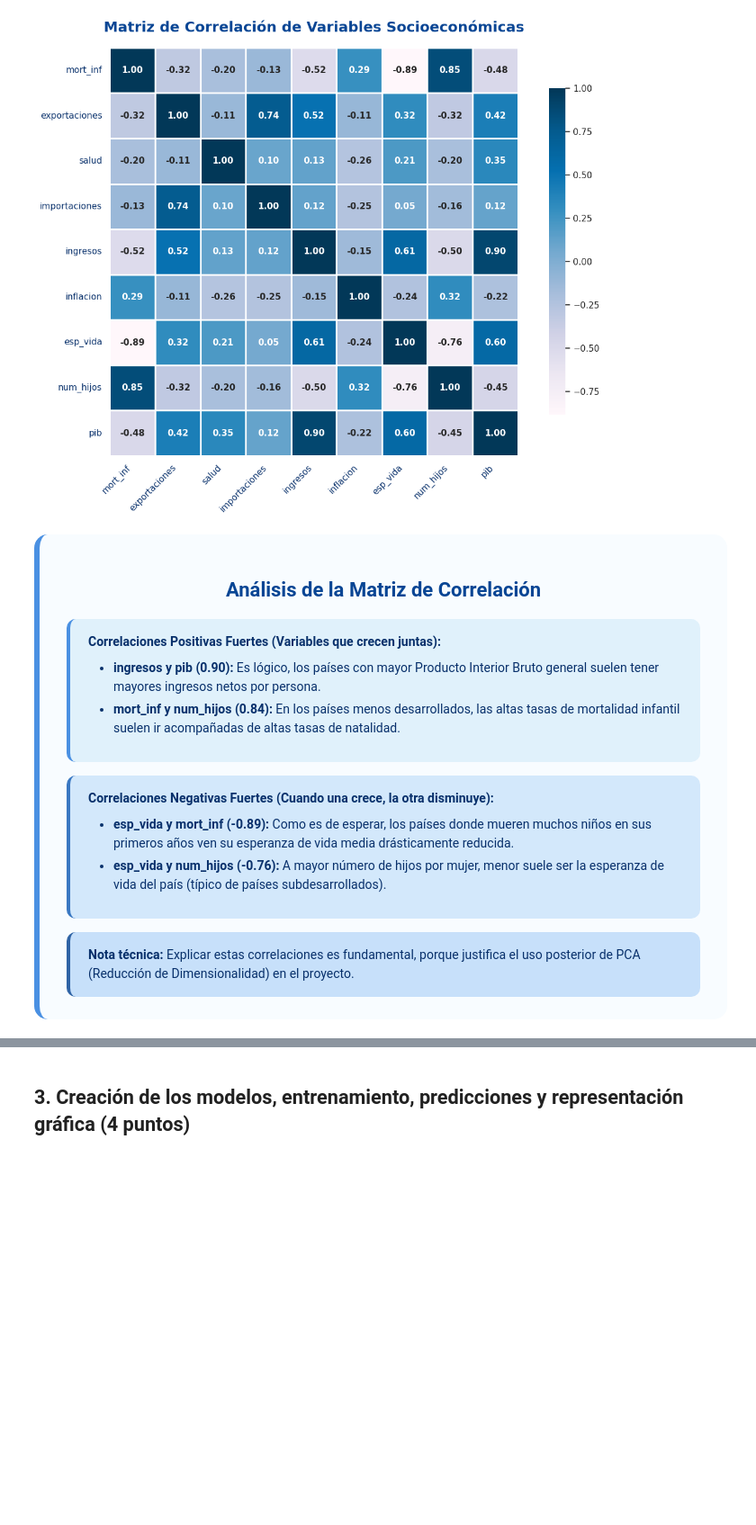
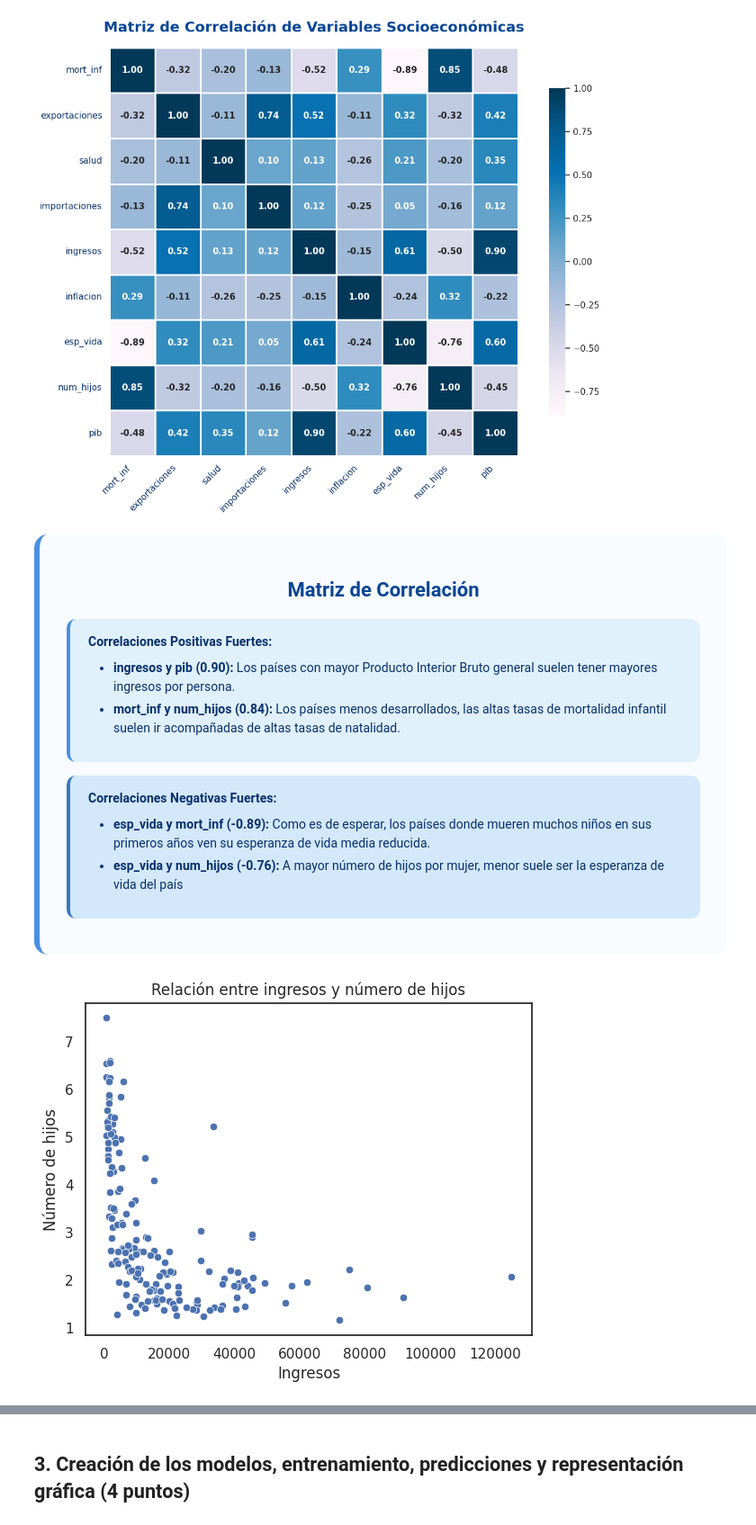
Before and after one commit to nickiiinicole/proyecto-paises-necesitados-ML, a Jupyter notebook: FinalProjectUD3.ipynb, the cells around one changed output, grey strips where cells are left out. Shown at 90% size. Cells and saved outputs as stored; diff of their text form; code cells hidden in the pictures; blank space fills up the shorter version.

```diff
--- a/FinalProjectUD3.ipynb
+++ b/FinalProjectUD3.ipynb
@@ -306,7 +314,7 @@ plt.show()
         text-align: center;
         text-transform: uppercase;
     ">
-        Análisis de la Matriz de Correlación
+        Matriz de Correlación
     </h3>
 
 <div style="
@@ -316,10 +324,10 @@ plt.show()
         margin-bottom: 15px;
         border-left: 4px solid #4a90e2;
     ">
-        <strong>Correlaciones Positivas Fuertes (Variables que crecen juntas):</strong>
+        <strong>Correlaciones Positivas Fuertes:</strong>
         <ul style="margin-top: 8px; margin-left: 20px;">
-            <li><strong>ingresos y pib (0.90):</strong> Es lógico, los países con mayor Producto Interior Bruto general suelen tener mayores ingresos netos por persona.</li>
-            <li><strong>mort_inf y num_hijos (0.84):</strong> En los países menos desarrollados, las altas tasas de mortalidad infantil suelen ir acompañadas de altas tasas de natalidad.</li>
+            <li><strong>ingresos y pib (0.90):</strong> Los países con mayor Producto Interior Bruto general suelen tener mayores ingresos por persona.</li>
+            <li><strong>mort_inf y num_hijos (0.84):</strong> Los países menos desarrollados, las altas tasas de mortalidad infantil suelen ir acompañadas de altas tasas de natalidad.</li>
         </ul>
     </div>
 
@@ -330,21 +338,21 @@ plt.show()
         margin-bottom: 15px;
         border-left: 4px solid #3a78c2;
     ">
-        <strong>Correlaciones Negativas Fuertes (Cuando una crece, la otra disminuye):</strong>
+        <strong>Correlaciones Negativas Fuertes:</strong>
         <ul style="margin-top: 8px; margin-left: 20px;">
-            <li><strong>esp_vida y mort_inf (-0.89):</strong> Como es de esperar, los países donde mueren muchos niños en sus primeros años ven su esperanza de vida media drásticamente reducida.</li>
-            <li><strong>esp_vida y num_hijos (-0.76):</strong> A mayor número de hijos por mujer, menor suele ser la esperanza de vida del país (típico de países subdesarrollados).</li>
+            <li><strong>esp_vida y mort_inf (-0.89):</strong> Como es de esperar, los países donde mueren muchos niños en sus primeros años ven su esperanza de vida media reducida.</li>
+            <li><strong>esp_vida y num_hijos (-0.76):</strong> A mayor número de hijos por mujer, menor suele ser la esperanza de vida del país</li>
         </ul>
     </div>
 
-<div style="
-        background: #c7e0fa;
-        border-radius: 10px;
-        padding: 15px 20px;
-        margin-bottom: 0;
-        border-left: 4px solid #2f63a5;
-    ">
-        <strong>Nota técnica:</strong> Explicar estas correlaciones es fundamental, porque justifica el uso posterior de PCA (Reducción de Dimensionalidad) en el proyecto.
-    </div>
+
 
 </div>
+# %%
+sns.scatterplot(data=df_paises, x="ingresos", y="num_hijos")
+plt.title("Relación entre ingresos y número de hijos")
+plt.xlabel("Ingresos")
+plt.ylabel("Número de hijos")
+plt.show()
+# %% [output]
+[figure, added]
```
Also changed, not shown: parts of 8 cells of this notebook.
